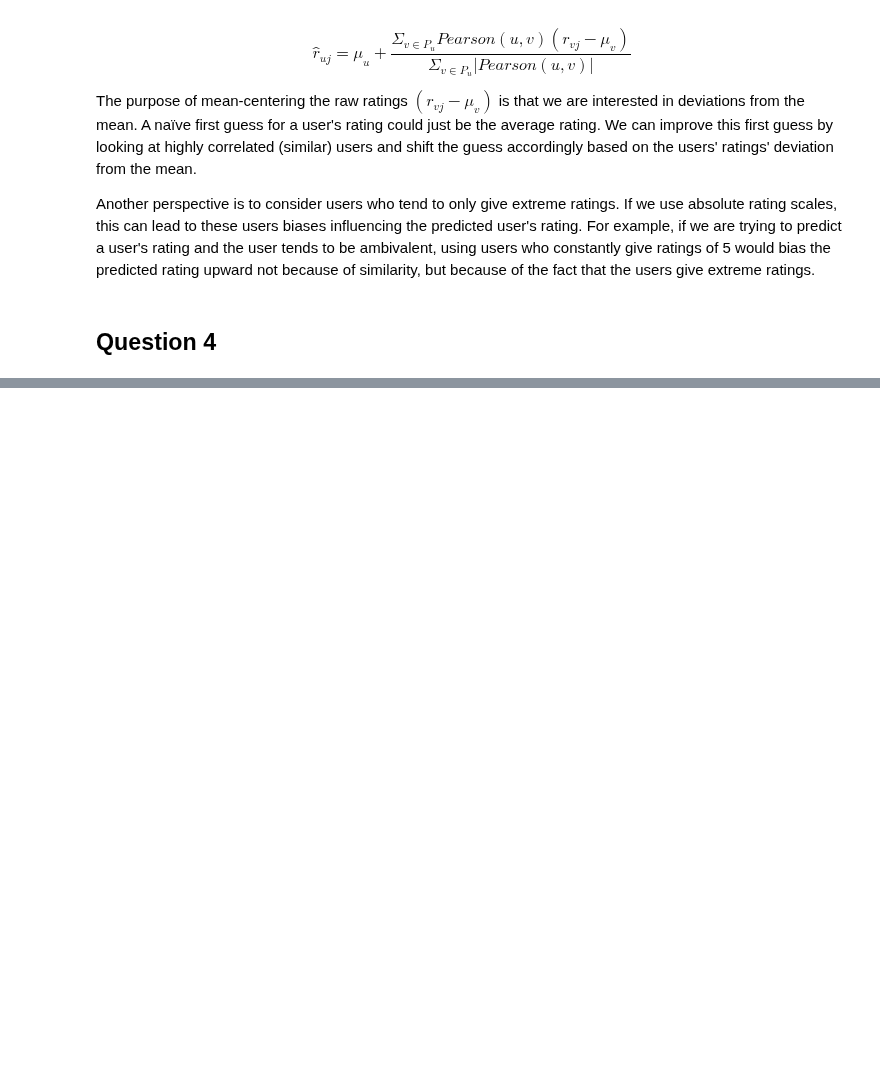
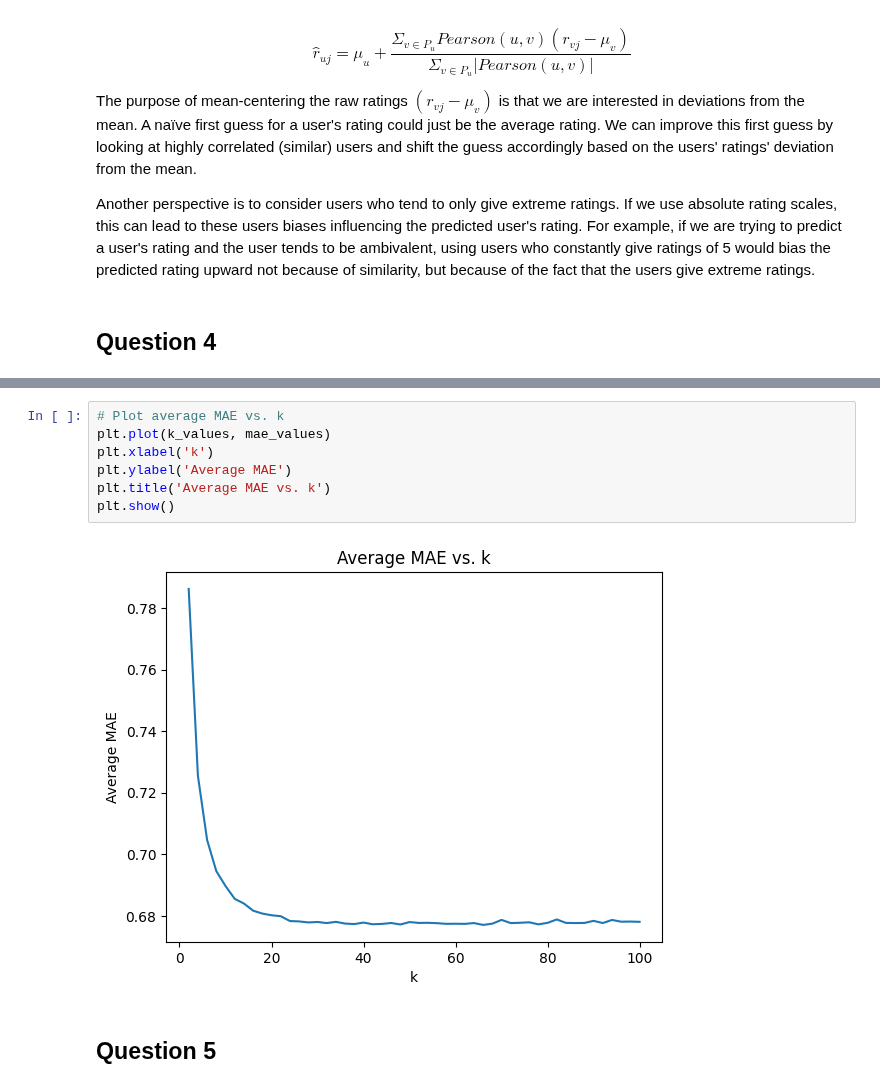
Before and after one commit to stswee/ECE219, a Jupyter notebook: Project_3/ECE219_Project3.ipynb, the cells around one changed output, grey strips where cells are left out. Saved outputs shown, nothing was run; the diff lists cells and outputs as text; blank space fills up the shorter version.

Commit message:
Updated Questions 4 and 5

```diff
--- a/Project_3/ECE219_Project3.ipynb
+++ b/Project_3/ECE219_Project3.ipynb
@@ -141,0 +417,11 @@ Another perspective is to consider users who tend to only give extreme ratings.
+# %%
+# Plot average MAE vs. k
+plt.plot(k_values, mae_values)
+plt.xlabel('k')
+plt.ylabel('Average MAE')
+plt.title('Average MAE vs. k')
+plt.show()
+# %% [output]
+[figure, added]
+# %% [markdown]
+## Question 5
```
Also changed, not shown: parts of 8 cells of this notebook.
